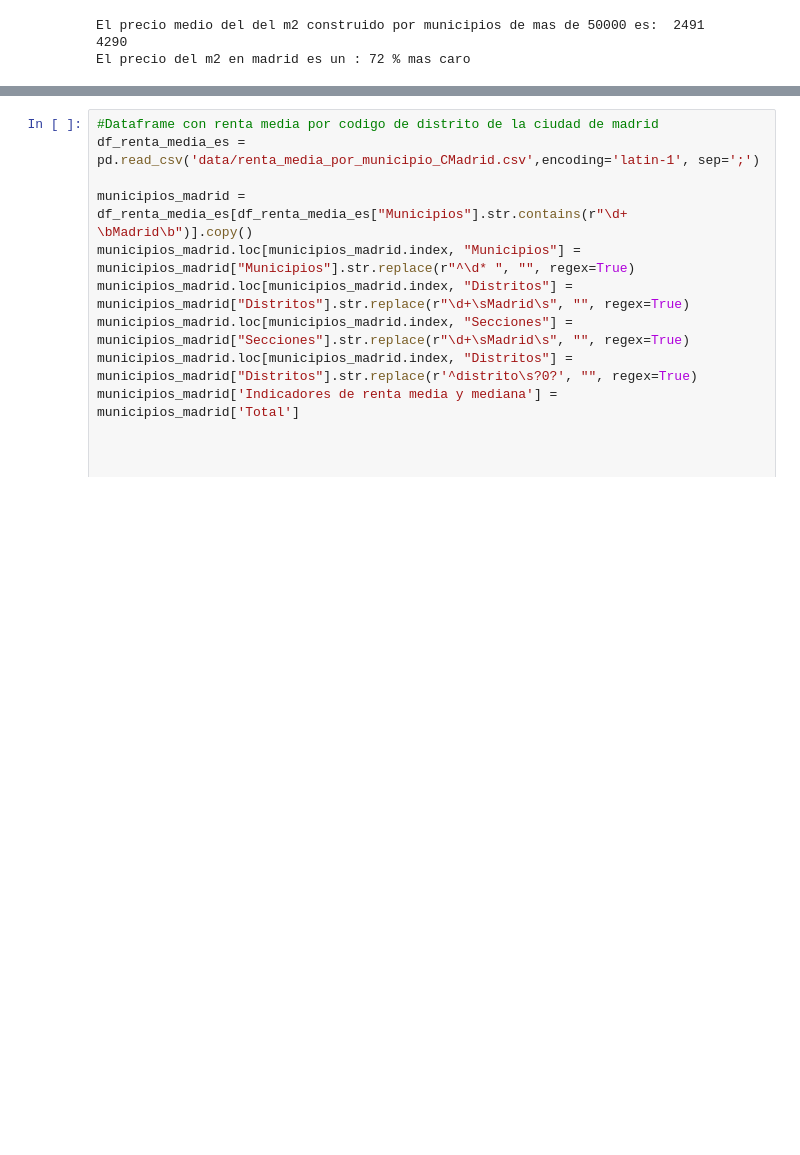
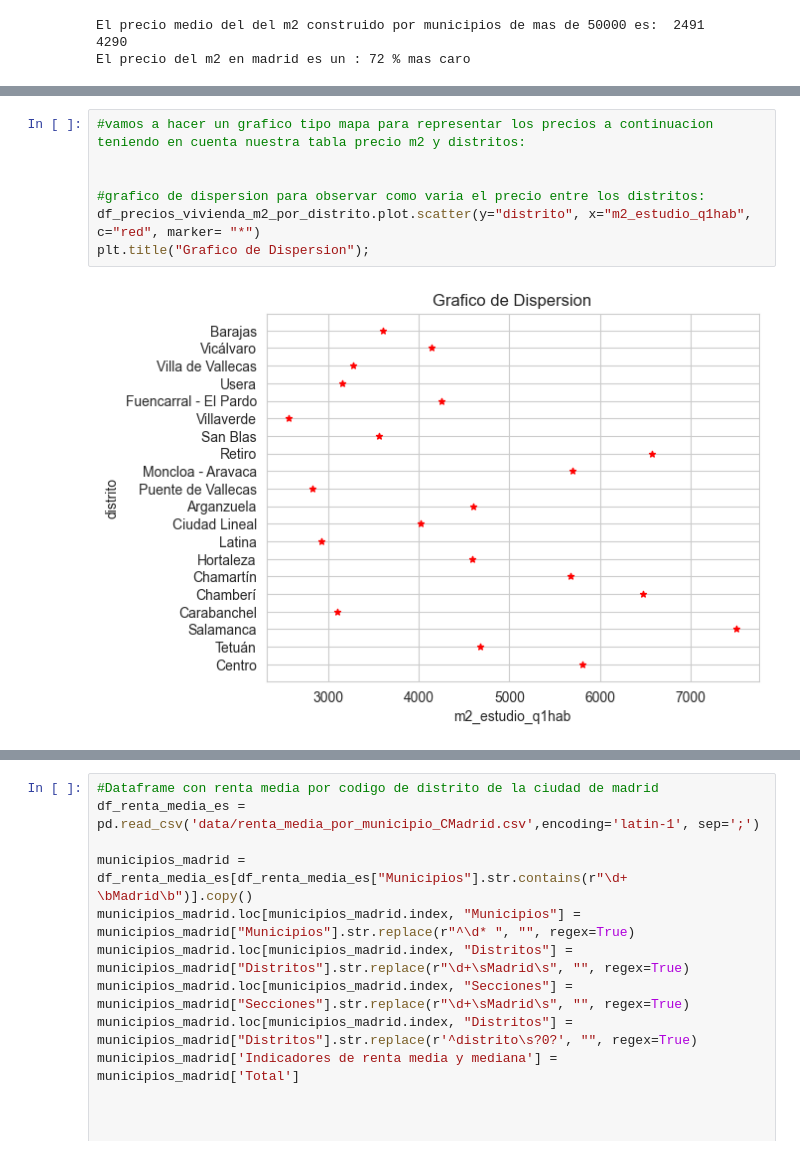
Before and after one commit to DaianaSaenz/EDA-CASAS-CONTENEDOR, a Jupyter notebook: src/main.ipynb, the cells around one changed output, grey strips where cells are left out. Cells and saved outputs as stored; diff of their text form; blank space fills up the shorter version.

Commit message:
finalizadas graficas y mapas

```diff
--- a/src/main.ipynb
+++ b/src/main.ipynb
@@ -184,3 +190,12 @@ df_precios_vivienda_m2_por_distrito
 | 17 | Villa de Vallecas | villa-de-vallecas | 2703 | 3271 | 37.49 | 1310 | ... |
 | 18 | Vicálvaro | vicalvaro | 3596 | 4135 | 82.91 | 1742 | ... |
 | 19 | Barajas | barajas | 3335 | 3599 | 69.63 | 1616 | ... |
+# %%
+#vamos a hacer un grafico tipo mapa para representar los precios a continuacion teniendo en cuenta nuestra tabla precio m2 y distritos:
+
+
+#grafico de dispersion para observar como varia el precio entre los distritos:
+df_precios_vivienda_m2_por_distrito.plot.scatter(y="distrito", x="m2_estudio_q1hab", c="red", marker= "*")
+plt.title("Grafico de Dispersion");
+# %% [output]
+[figure, added]
```
Also changed, not shown: parts of 8 cells of this notebook, 1 other file.
